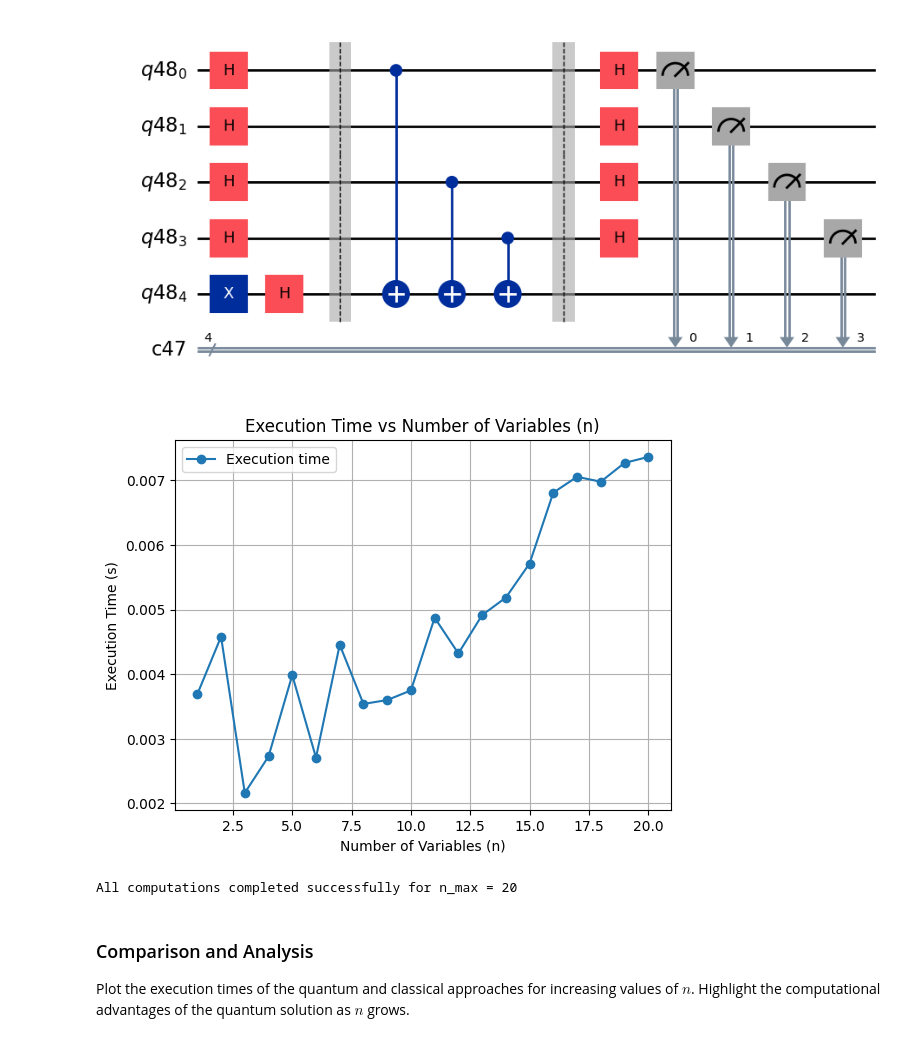
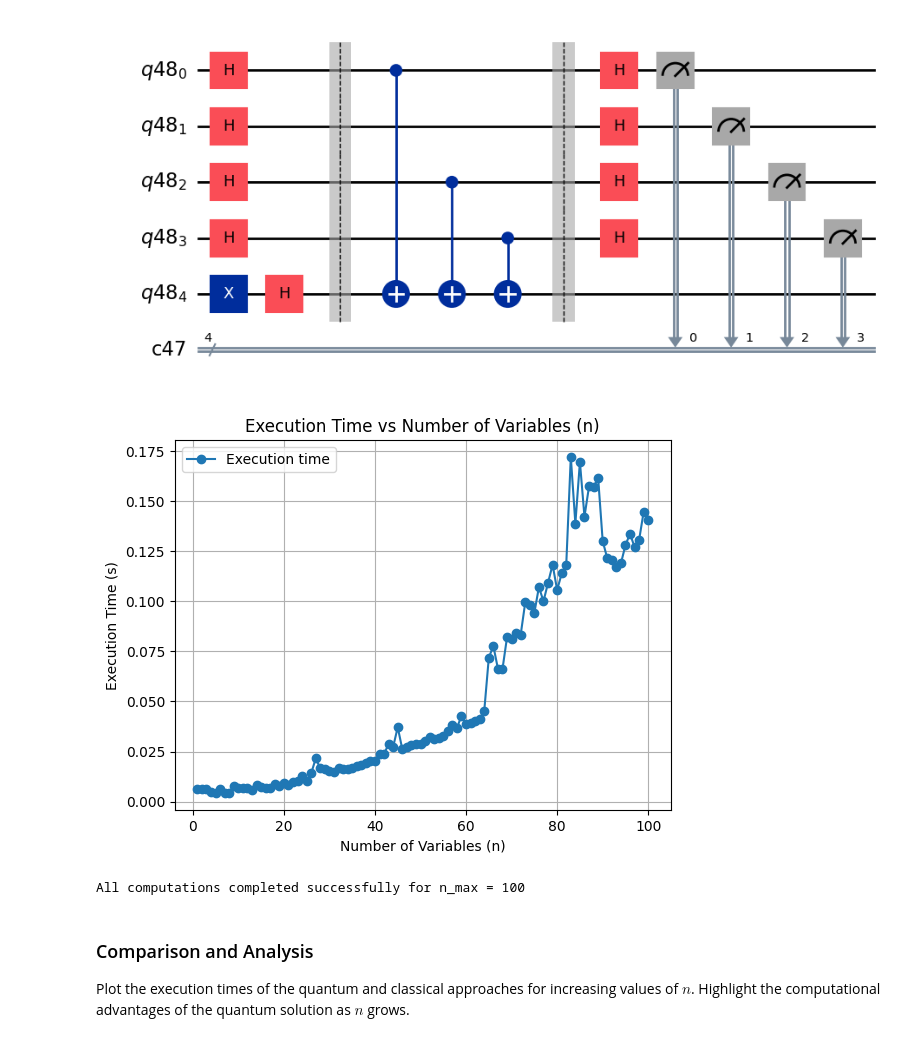
Before and after one commit to FedericoSantona/QiskitProject, a Jupyter notebook: Detusch_Grover.ipynb, the cells around one changed output. Drawn from its saved outputs; the diff is of its cells as text; code cells hidden in the pictures.

```diff
--- a/Detusch_Grover.ipynb
+++ b/Detusch_Grover.ipynb
@@ -280,20 +280,21 @@ def measure_execution_time_quantum(n_max):
     return times, infeasible_n
 # %%
 # Set the number of input variables n:
-n_max = 20
+n_max = 100
 times_quantum, infeasible_n = measure_execution_time_quantum(n_max)
+
 
 # Plot of execution time vs n
 plot_execution_time(times_quantum)
 
 # Print infeasibility point
 if infeasible_n != -1:
     print(f"Computation becomes infeasible for n >= {infeasible_n}")
 else:
     print("All computations completed successfully for n_max =", n_max)
 # %% [output]
-[figure, old version]
+[figure, new version]
-All computations completed successfully for n_max = 20
+All computations completed successfully for n_max = 100
 # %% [markdown]
 ### Comparison and Analysis
 Plot the execution times of the quantum and classical approaches for increasing values of $n$. Highlight the computational advantages of the quantum solution as $n$ grows.
```
Also changed, not shown: parts of 7 cells of this notebook.
